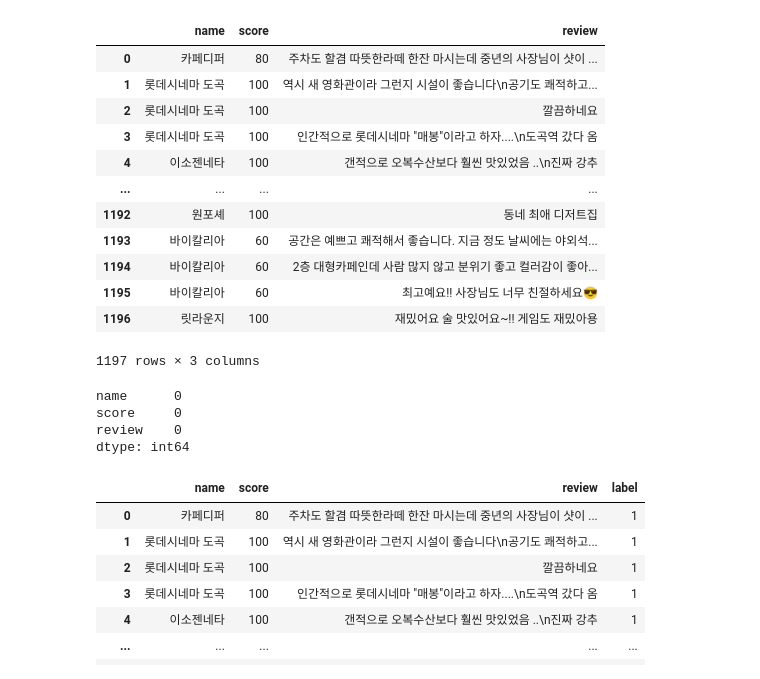
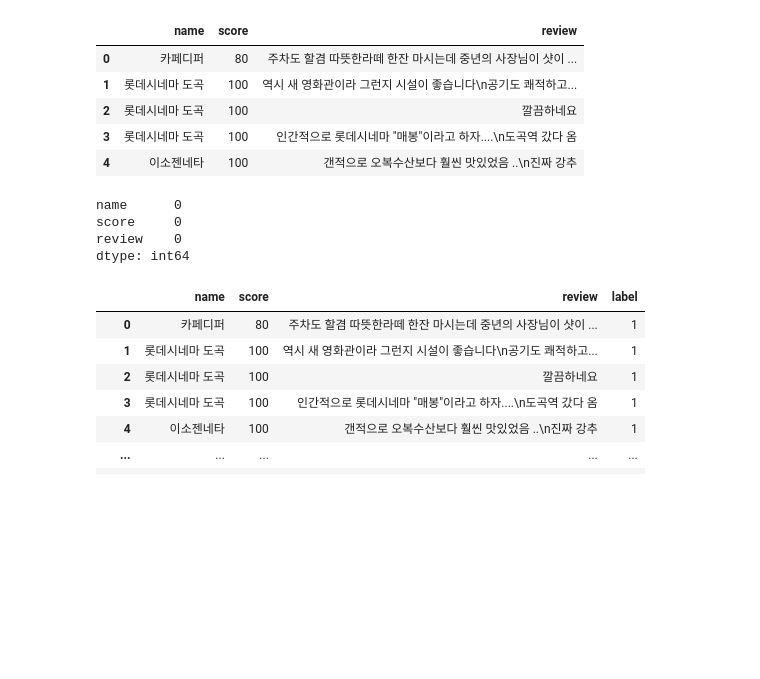
Before and after one commit to ethan528/Unstructured-Data-Analysis, a Jupyter notebook: 비정형 데이터 감성분석.ipynb, the cells around one changed output. Saved outputs shown, nothing was run; the diff lists cells and outputs as text; code cells hidden in the pictures; blank space fills up the shorter version.

```diff
--- a/비정형 데이터 감성분석.ipynb
+++ b/비정형 데이터 감성분석.ipynb
@@ -18,27 +17,22 @@ from wordcloud import WordCloud
 import warnings
 warnings.filterwarnings(action = 'ignore')
 # %%
+# 데이터 불러오기
 review_data = pd.read_csv('review_data.csv')
-review_data
+review_data.head()
 # %% [output]
 |  | name | score | review |
 | 0 | 카페디퍼 | 80 | 주차도 할겸 따뜻한라떼 한잔 마시는데 중년의 사장님이 샷이 ... |
 | 1 | 롯데시네마 도곡 | 100 | 역시 새 영화관이라 그런지 시설이 좋습니다\n공기도 쾌적하고... |
 | 2 | 롯데시네마 도곡 | 100 | 깔끔하네요 |
 | 3 | 롯데시네마 도곡 | 100 | 인간적으로 롯데시네마 "매봉"이라고 하자....\n도곡역 갔다 옴 |
 | 4 | 이소젠네타 | 100 | 갠적으로 오복수산보다 훨씬 맛있었음 ..\n진짜 강추 |
-| ... | ... | ... | ... |
-| 1192 | 원포셰 | 100 | 동네 최애 디저트집 |
-| 1193 | 바이칼리아 | 60 | 공간은 예쁘고 쾌적해서 좋습니다. 지금 정도 날씨에는 야외석... |
-| 1194 | 바이칼리아 | 60 | 2층 대형카페인데 사람 많지 않고 분위기 좋고 컬러감이 좋아... |
-| 1195 | 바이칼리아 | 60 | 최고예요!! 사장님도 너무 친절하세요😎 |
-| 1196 | 릿라운지 | 100 | 재밌어요 술 맛있어요~!! 게임도 재밌아용 |
-1197 rows × 3 columns
-# %%
-review_data.isna().sum()
-# %% [output]
-name      0
-score     0
-review    0
-dtype: int64
+# %%
+# null 확인
+review_data.isna().sum()
+# %% [output]
+name      0
+score     0
+review    0
+dtype: int64
 # %%
```
Also changed, not shown: parts of 8 cells of this notebook, 1 other file.
